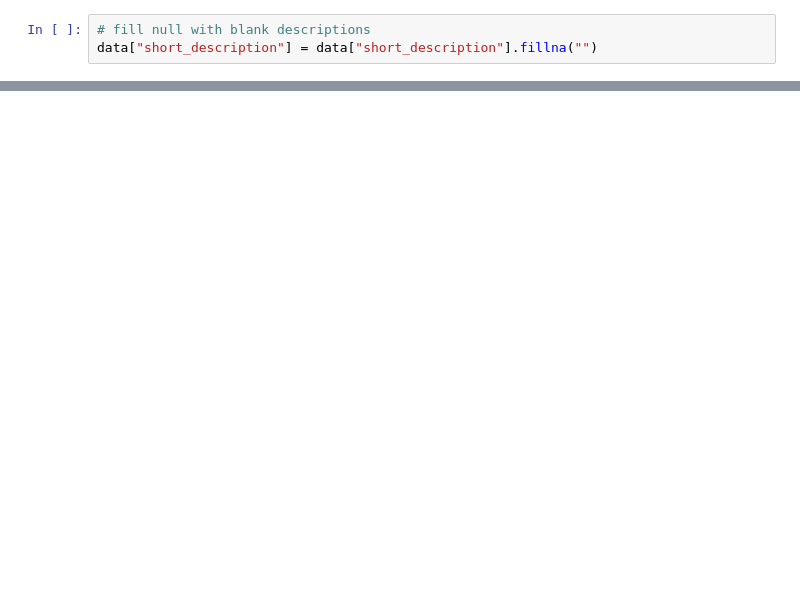
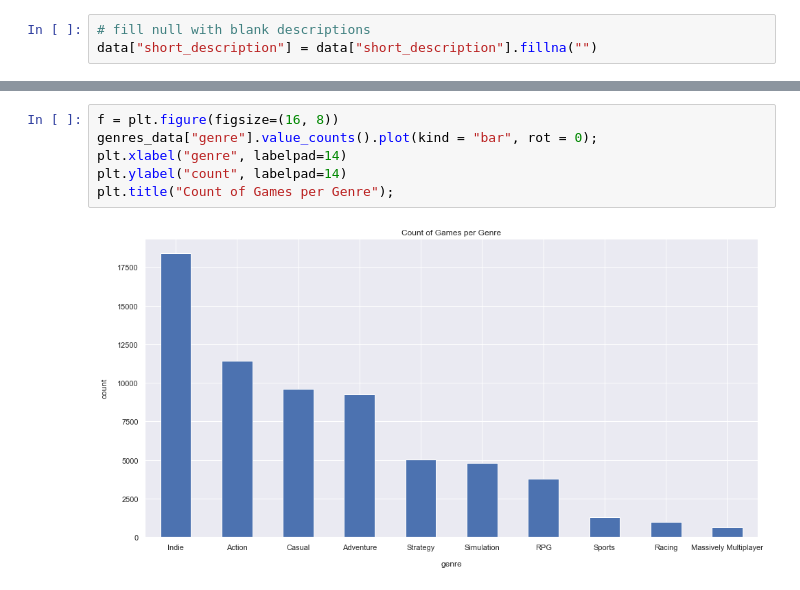
Before and after one commit to bryan9898/1015, a Jupyter notebook: steamdata/Steam Data - Exploratory Data Analysis.ipynb, the cells around one changed output, grey strips where cells are left out. Drawn from its saved outputs; the diff is of its cells as text; blank space fills up the shorter version.

```diff
--- a/steamdata/Steam Data - Exploratory Data Analysis.ipynb
+++ b/steamdata/Steam Data - Exploratory Data Analysis.ipynb
@@ -124,0 +123,8 @@ data[["name", "rating", "owners", "release_date"]].sort_values("rating", ascendi
+# %%
+f = plt.figure(figsize=(16, 8))
+genres_data["genre"].value_counts().plot(kind = "bar", rot = 0);
+plt.xlabel("genre", labelpad=14)
+plt.ylabel("count", labelpad=14)
+plt.title("Count of Games per Genre");
+# %% [output]
+[figure, added]
```
Also changed, not shown: parts of 26 cells of this notebook, 2 other files.
